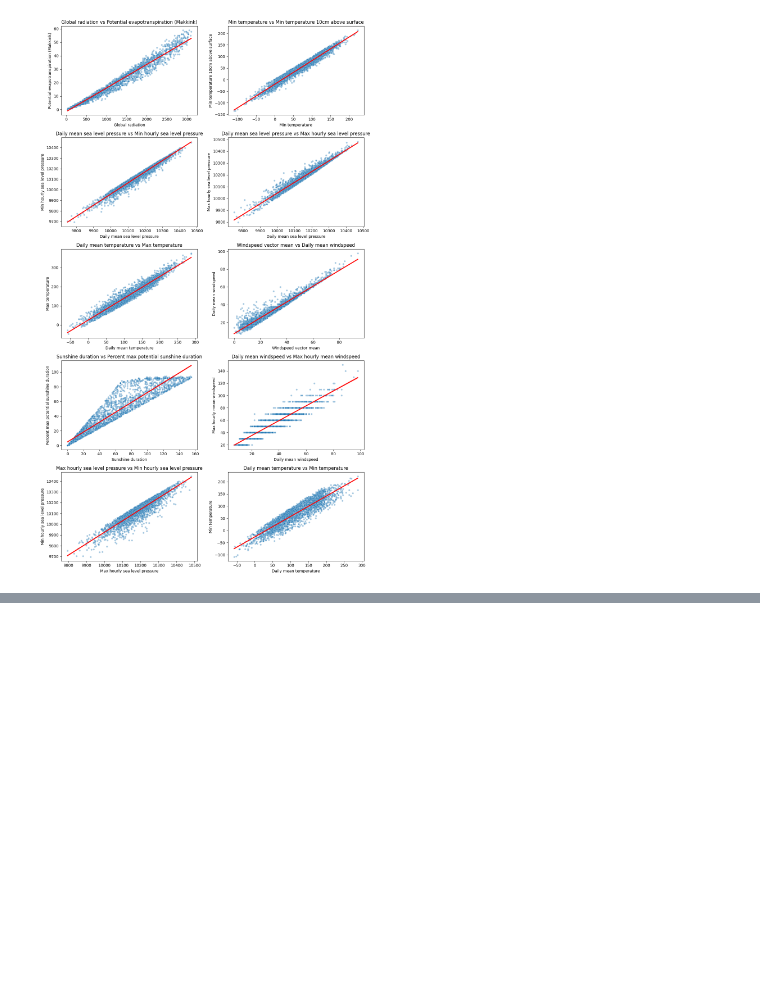
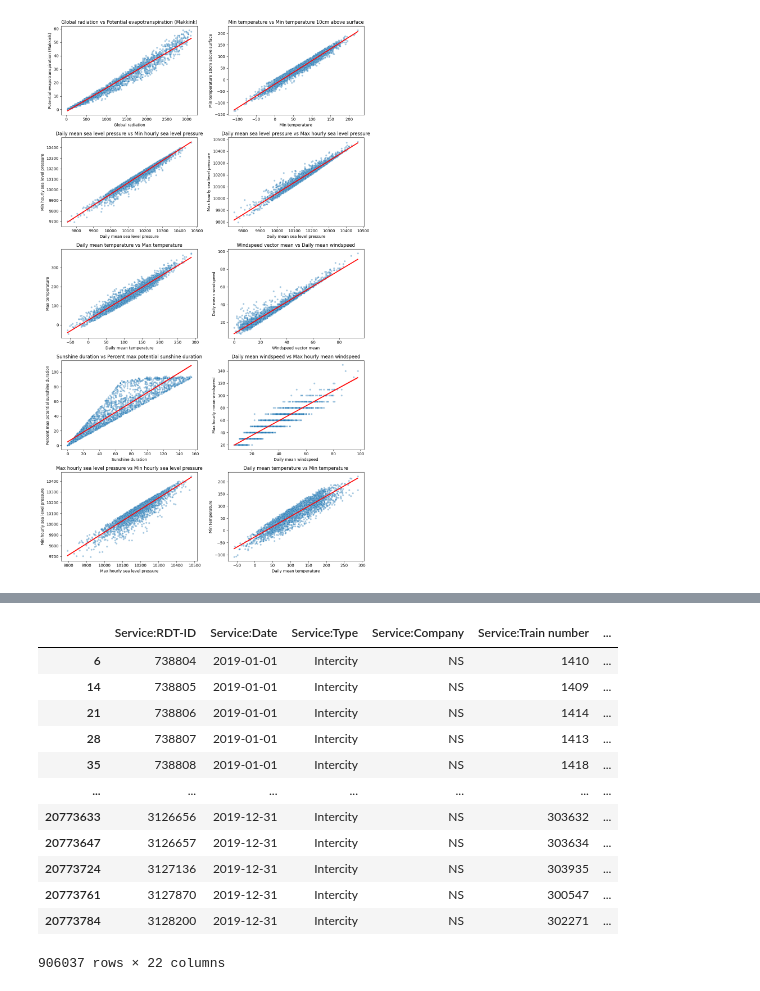
Before and after one commit to ywang0202/master_thesis, a Jupyter notebook: eda_disruptions_weather_final.ipynb, the cells around one changed output, grey strips where cells are left out. Drawn from its saved outputs; the diff is of its cells as text; code cells hidden in the pictures; blank space fills up the shorter version.

```diff
--- a/eda_disruptions_weather_final.ipynb
+++ b/eda_disruptions_weather_final.ipynb
@@ -833,0 +891,25 @@ plt.show()
+# %%
+# Rows where departure cancellation is missing
+departure_null = serv19[serv19["Stop:Departure cancelled"].isna()].copy()
+
+# Missingness flags
+departure_null["departure_time_isna"] = departure_null["Stop:Departure time"].isna()
+departure_null["departure_delay_isna"] = departure_null["Stop:Departure delay"].isna()
+
+# Overview table
+summary_departure_null = pd.crosstab(
+    departure_null["departure_time_isna"],
+    departure_null["departure_delay_isna"],
+    margins=True
+)
+display(summary_departure_null)
+
+# Explicit rule check: both must be NaN
+rule_holds = (departure_null["departure_time_isna"] & departure_null["departure_delay_isna"]).all()
+print("Rule holds:", rule_holds)
+
+# Show counterexamples, if any
+violations = departure_null[~(departure_null["departure_time_isna"] & departure_null["departure_delay_isna"])]
+print("Violations:", len(violations))
+if len(violations) > 0:
+    display(violations.head(20))
@@ -833,0 +997,16 @@ plt.show()
+# %%
+departure_null[departure_null.isnull().any(axis=1)]
+# %% [output]
+|  | Service:RDT-ID | Service:Date | Service:Type | Service:Company | Service:Train number | ... |
+| 6 | 738804 | 2019-01-01 | Intercity | NS | 1410 | ... |
+| 14 | 738805 | 2019-01-01 | Intercity | NS | 1409 | ... |
+| 21 | 738806 | 2019-01-01 | Intercity | NS | 1414 | ... |
+| 28 | 738807 | 2019-01-01 | Intercity | NS | 1413 | ... |
+| 35 | 738808 | 2019-01-01 | Intercity | NS | 1418 | ... |
+| ... | ... | ... | ... | ... | ... | ... |
+| 20773633 | 3126656 | 2019-12-31 | Intercity | NS | 303632 | ... |
+| 20773647 | 3126657 | 2019-12-31 | Intercity | NS | 303634 | ... |
+| 20773724 | 3127136 | 2019-12-31 | Intercity | NS | 303935 | ... |
+| 20773761 | 3127870 | 2019-12-31 | Intercity | NS | 300547 | ... |
+| 20773784 | 3128200 | 2019-12-31 | Intercity | NS | 302271 | ... |
+906037 rows × 22 columns
```
Also changed, not shown: parts of 70 cells of this notebook, 1 other file.
